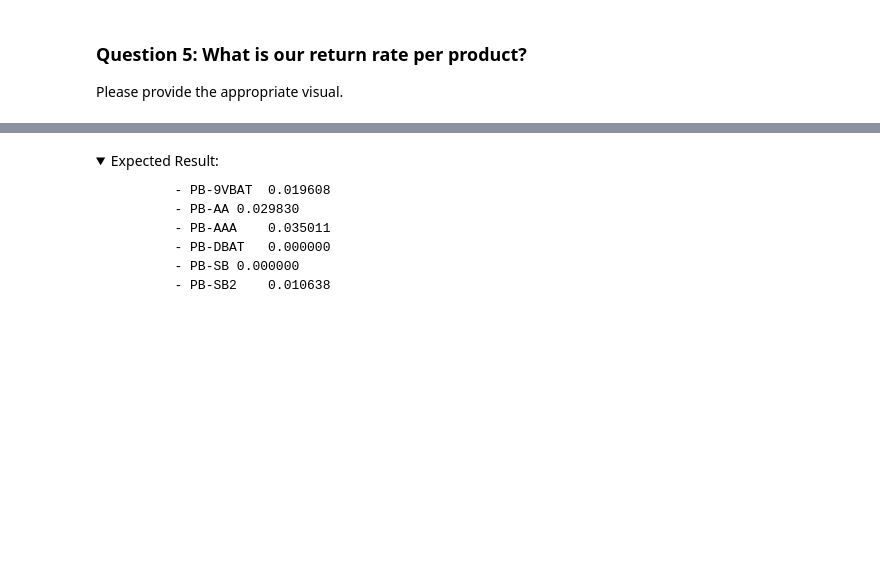
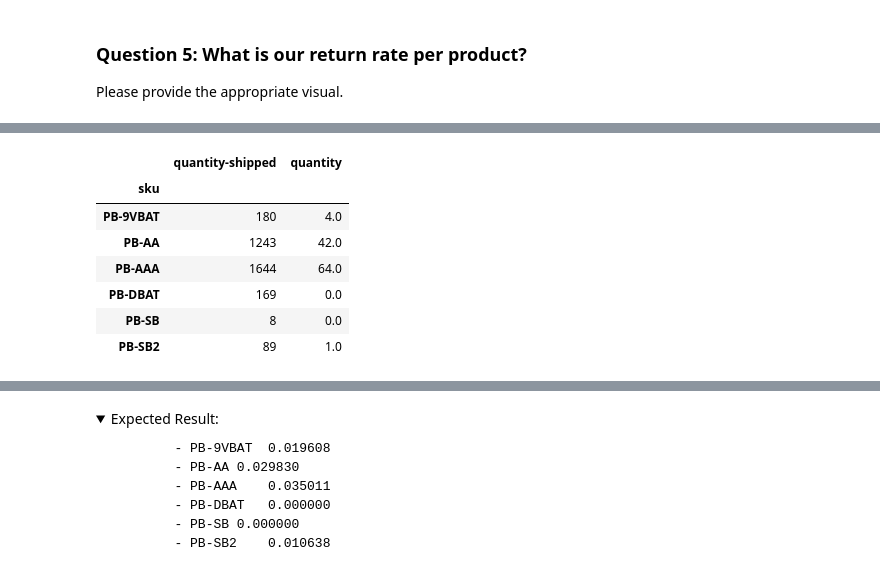
Before and after one commit to puga-42/fba-analysis, a Jupyter notebook: Amazon_Orders_Assignment.ipynb, the cells around one changed output, grey strips where cells are left out. Saved outputs shown, nothing was run; the diff lists cells and outputs as text; code cells hidden in the pictures; folded sections open; blank space fills up the shorter version.

```diff
--- a/Amazon_Orders_Assignment.ipynb
+++ b/Amazon_Orders_Assignment.ipynb
@@ -193,0 +163,13 @@ return_rate.groupby('sku').head()
+# %%
+shipped_returned = shipped.join(returned, how='outer')
+shipped_returned = shipped_returned.fillna(0)
+shipped_returned
+# %% [output]
+|  | quantity-shipped | quantity |
+| sku |  |  |
+| PB-9VBAT | 180 | 4.0 |
+| PB-AA | 1243 | 42.0 |
+| PB-AAA | 1644 | 64.0 |
+| PB-DBAT | 169 | 0.0 |
+| PB-SB | 8 | 0.0 |
+| PB-SB2 | 89 | 1.0 |
```
Also changed, not shown: parts of 16 cells of this notebook.
